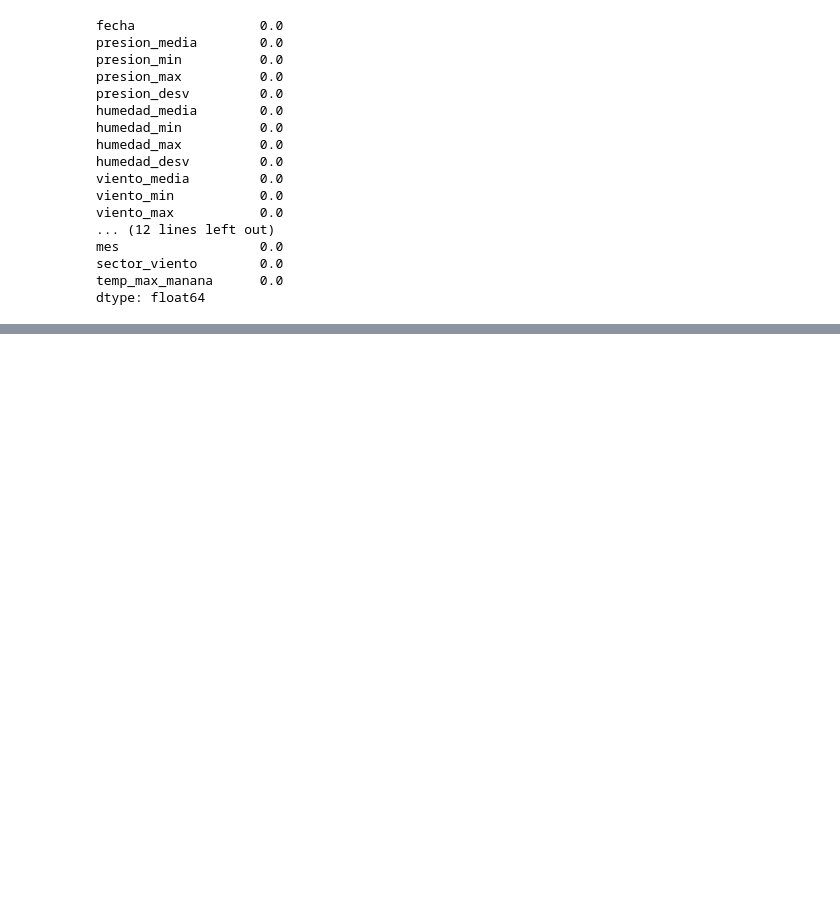
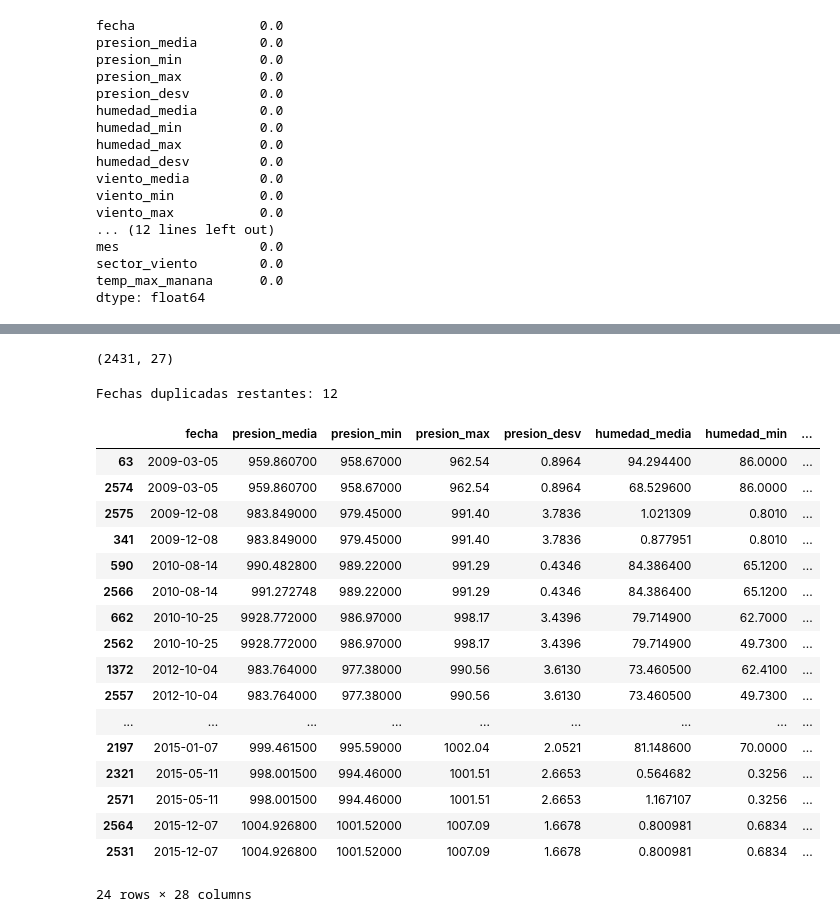
Before and after one commit to 5haiel/ISIS2611-Laboratorio1, a Jupyter notebook: Laboratorio_1.ipynb, the cells around one changed output, grey strips where cells are left out. Cells and saved outputs as stored; diff of their text form; code cells hidden in the pictures; blank space fills up the shorter version.

```diff
--- a/Laboratorio_1.ipynb
+++ b/Laboratorio_1.ipynb
@@ -118,0 +137,18 @@ dtype: float64
+# %%
+n_duplicados = int(data.duplicated(keep=False).sum())
+print(f"Número de registros duplicados: {n_duplicados}")
+
+# Eliminar registros duplicados
+data = data.drop_duplicates(keep='first')
+
+n_duplicados_rev = int(data.duplicated(keep=False).sum())
+print(f"Número de registros duplicados: {n_duplicados_rev}")
+
+# ¿Hay fechas que se repiten?
+dup_fechas = (data['fecha'].value_counts()
+                            .loc[lambda s: s > 1]
+                            .sort_values(ascending=False))
+print(f"Fechas duplicadas: {len(dup_fechas)}")
+
+for fecha, n in dup_fechas.items():
+    print(f"Fecha={fecha} → {n} apariciones")
@@ -118,0 +173,7 @@ dtype: float64
+# %%
+data['fecha'] = pd.to_datetime(data['fecha'])
+
+# Filas donde el año no coincide con la fecha
+inconsistentes = data[data['anio'] != data['fecha'].dt.year]
+print(inconsistentes.shape[0])
+inconsistentes
@@ -118,0 +195,40 @@ dtype: float64
+# %%
+
+data = data[data['anio'] == data['fecha'].dt.year]
+print(data.shape)
+# %% [output]
+(2431, 27)
+# %%
+dup_fechas_rev = (data['fecha'].value_counts()
+                                .loc[lambda s: s > 1]
+                                .sort_values(ascending=False))
+print(f"Fechas duplicadas restantes: {len(dup_fechas_rev)}")
+# %% [output]
+Fechas duplicadas restantes: 12
+# %%
+dup_table_rev = (
+    data[data['fecha'].duplicated(keep=False)]
+    .copy()
+    .assign(repeticiones=data.groupby('fecha')['fecha'].transform('size'))
+    .sort_values(['fecha'])
+)
+dup_table_rev
+# %% [output]
+|  | fecha | presion_media | presion_min | presion_max | presion_desv | humedad_media | humedad_min | ... |
+| 63 | 2009-03-05 | 959.860700 | 958.67000 | 962.54 | 0.8964 | 94.294400 | 86.0000 | ... |
+| 2574 | 2009-03-05 | 959.860700 | 958.67000 | 962.54 | 0.8964 | 68.529600 | 86.0000 | ... |
+| 2575 | 2009-12-08 | 983.849000 | 979.45000 | 991.40 | 3.7836 | 1.021309 | 0.8010 | ... |
+| 341 | 2009-12-08 | 983.849000 | 979.45000 | 991.40 | 3.7836 | 0.877951 | 0.8010 | ... |
+| 590 | 2010-08-14 | 990.482800 | 989.22000 | 991.29 | 0.4346 | 84.386400 | 65.1200 | ... |
+| 2566 | 2010-08-14 | 991.272748 | 989.22000 | 991.29 | 0.4346 | 84.386400 | 65.1200 | ... |
+| 662 | 2010-10-25 | 9928.772000 | 986.97000 | 998.17 | 3.4396 | 79.714900 | 62.7000 | ... |
+| 2562 | 2010-10-25 | 9928.772000 | 986.97000 | 998.17 | 3.4396 | 79.714900 | 49.7300 | ... |
+| 1372 | 2012-10-04 | 983.764000 | 977.38000 | 990.56 | 3.6130 | 73.460500 | 62.4100 | ... |
+| 2557 | 2012-10-04 | 983.764000 | 977.38000 | 990.56 | 3.6130 | 73.460500 | 49.7300 | ... |
+| ... | ... | ... | ... | ... | ... | ... | ... | ... |
+| 2197 | 2015-01-07 | 999.461500 | 995.59000 | 1002.04 | 2.0521 | 81.148600 | 70.0000 | ... |
+| 2321 | 2015-05-11 | 998.001500 | 994.46000 | 1001.51 | 2.6653 | 0.564682 | 0.3256 | ... |
+| 2571 | 2015-05-11 | 998.001500 | 994.46000 | 1001.51 | 2.6653 | 1.167107 | 0.3256 | ... |
+| 2564 | 2015-12-07 | 1004.926800 | 1001.52000 | 1007.09 | 1.6678 | 0.800981 | 0.6834 | ... |
+| 2531 | 2015-12-07 | 1004.926800 | 1001.52000 | 1007.09 | 1.6678 | 0.800981 | 0.6834 | ... |
+24 rows × 28 columns
```
Also changed, not shown: parts of 7 cells of this notebook.
